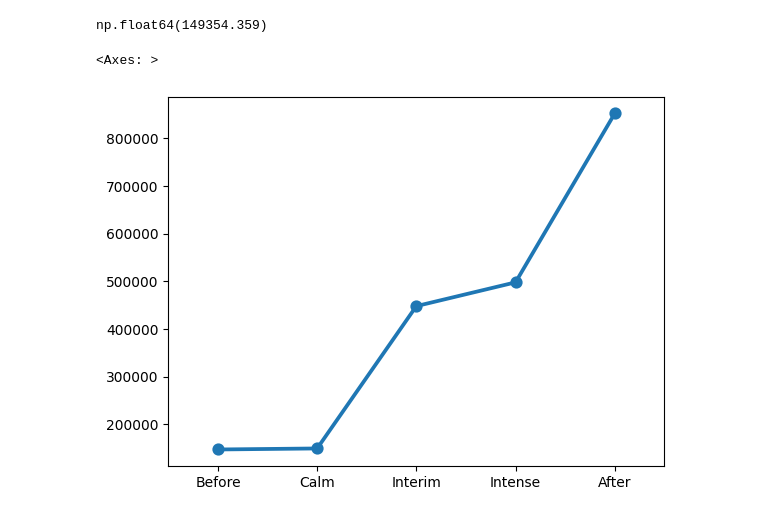
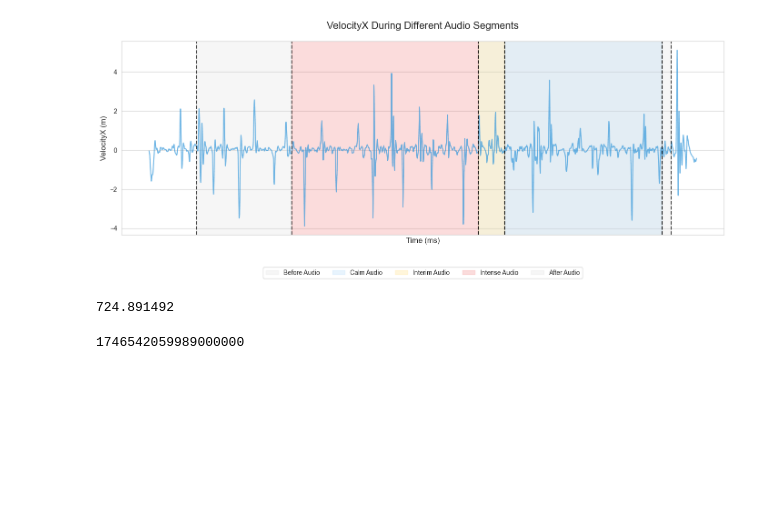
Before and after one commit to Anna-Palatkina-itu/driving_performance_project, a Jupyter notebook: analysis.ipynb, the cells around one changed output. Saved outputs shown, nothing was run; the diff lists cells and outputs as text; code cells hidden in the pictures; blank space fills up the shorter version.

```diff
--- a/analysis.ipynb
+++ b/analysis.ipynb
@@ -84,13 +148,10 @@ plt.show()
 # %%
-calm_audio.iloc[0]['Timestamp']
+import matplotlib.pyplot as plt
+import matplotlib.patches as patches
+import numpy as np
+import pandas as pd
+import seaborn as sns
+
+plot_column(trimmed_data)
 # %% [output]
-np.float64(149354.359)
+[figure, added]
-# %%
-import seaborn as sns
-
-import matplotlib.pyplot as plt
-
-sns.pointplot(classes)
-# %% [output]
-<Axes: >
-[figure, removed]
@@ -96,0 +160,15 @@ sns.pointplot(classes)
+# %%
+(1746542060713891492 - 1746542059989000000) / (10**6)
+# %% [output]
+724.891492
+# %%
+timestamp_str = "06.05.2025,Time: 14:34:19.989"
+# timestamp_str = "06.05.2025,Time: 13:28:59.307"
+ts = pd.to_datetime(timestamp_str, format="%d.%m.%Y,Time: %H:%M:%S.%f")
+
+# Get nanoseconds since epoch
+nanoseconds = int(ts.value)  # .value gives nanoseconds as int
+
+print(nanoseconds)
+# %% [output]
+1746542059989000000
```
Also changed, not shown: parts of 15 cells of this notebook.
